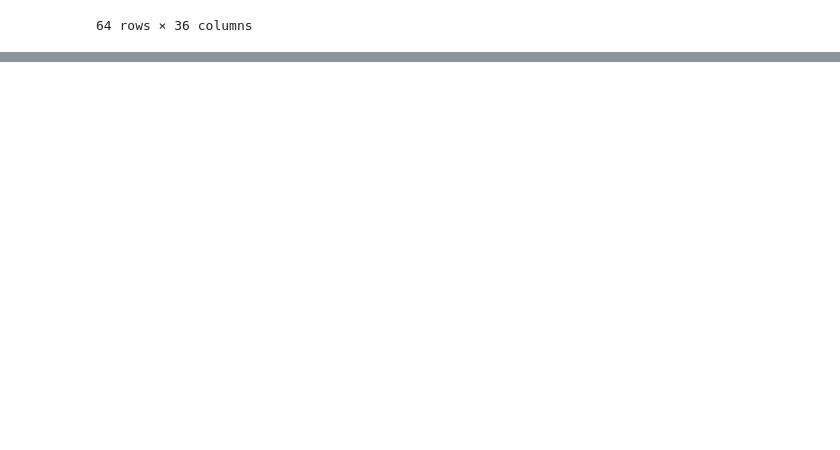
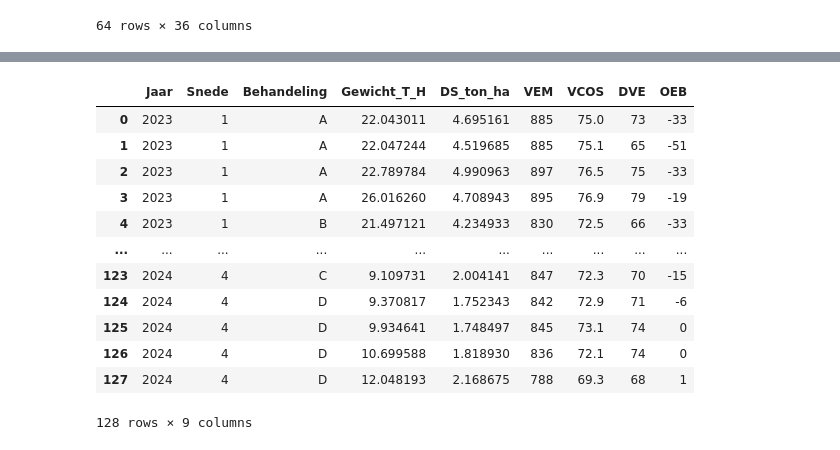
Before and after one commit to Ivarlottman/Dashboard-Regenerative-landbouw, a Jupyter notebook: Logboek/Logboek_Ivar.ipynb, the cells around one changed output, grey strips where cells are left out. Drawn from its saved outputs; the diff is of its cells as text; code cells hidden in the pictures; blank space fills up the shorter version.

```diff
--- a/Logboek/Logboek_Ivar.ipynb
+++ b/Logboek/Logboek_Ivar.ipynb
@@ -137,0 +158,21 @@ decided on statisics method after checking gewicht_t_h and VEM normalisation
+# %%
+# dataframe task
+
+filterd_2023 = data_2023.loc[:, ["Jaar", "Snede", "Behandeling", "Gewicht_T_H", "DS_ton_ha","VEM", "VCOS", "DVE", "OEB"]]
+filterd_2024 = data_2024.loc[:, ["Jaar", "Snede", "Behandeling", "Gewicht_T_H", "DS_ton_ha","VEM", "VCOS", "DVE", "OEB"]]
+merged_data = filterd_2023.merge(filterd_2024,"outer")
+merged_data
+# %% [output]
+|  | Jaar | Snede | Behandeling | Gewicht_T_H | DS_ton_ha | VEM | VCOS | DVE | OEB |
+| 0 | 2023 | 1 | A | 22.043011 | 4.695161 | 885 | 75.0 | 73 | -33 |
+| 1 | 2023 | 1 | A | 22.047244 | 4.519685 | 885 | 75.1 | 65 | -51 |
+| 2 | 2023 | 1 | A | 22.789784 | 4.990963 | 897 | 76.5 | 75 | -33 |
+| 3 | 2023 | 1 | A | 26.016260 | 4.708943 | 895 | 76.9 | 79 | -19 |
+| 4 | 2023 | 1 | B | 21.497121 | 4.234933 | 830 | 72.5 | 66 | -33 |
+| ... | ... | ... | ... | ... | ... | ... | ... | ... | ... |
+| 123 | 2024 | 4 | C | 9.109731 | 2.004141 | 847 | 72.3 | 70 | -15 |
+| 124 | 2024 | 4 | D | 9.370817 | 1.752343 | 842 | 72.9 | 71 | -6 |
+| 125 | 2024 | 4 | D | 9.934641 | 1.748497 | 845 | 73.1 | 74 | 0 |
+| 126 | 2024 | 4 | D | 10.699588 | 1.818930 | 836 | 72.1 | 74 | 0 |
+| 127 | 2024 | 4 | D | 12.048193 | 2.168675 | 788 | 69.3 | 68 | 1 |
+128 rows × 9 columns
```
Also changed, not shown: parts of 25 cells of this notebook, 9 other files.
